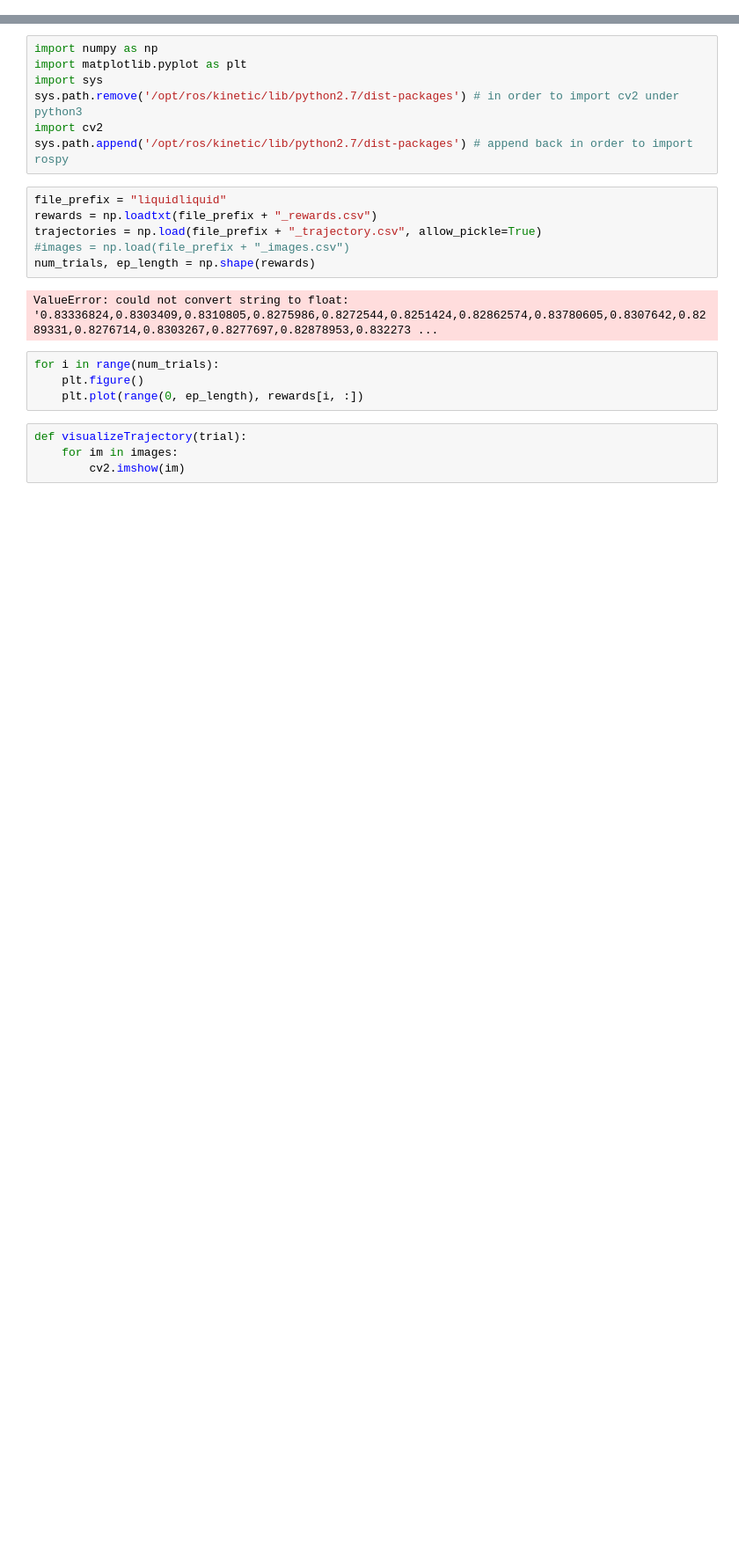
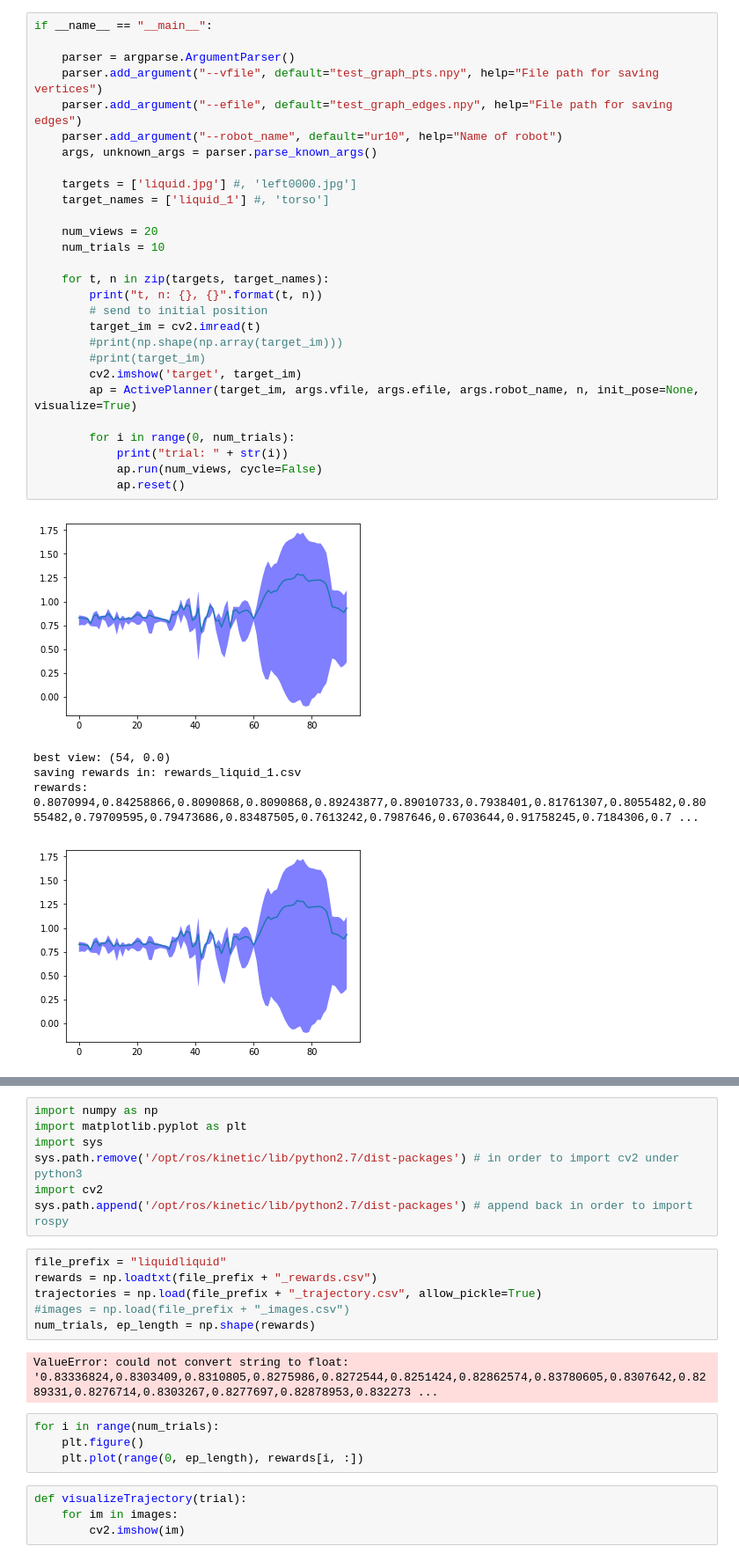
Before and after one commit to ipab-rad/saifer-surgery, a Jupyter notebook: src/saif_planning/src/planning_discrete_pts/scripts/processresults.ipynb, the cells around one changed output, grey strips where cells are left out. Shown at 88% size. Saved outputs shown, nothing was run; the diff lists cells and outputs as text; blank space fills up the shorter version.

```diff
--- a/src/saif_planning/src/planning_discrete_pts/scripts/processresults.ipynb
+++ b/src/saif_planning/src/planning_discrete_pts/scripts/processresults.ipynb
@@ -4,0 +32,34 @@ ImportError: No module named 'sklearn'
+# %%
+if __name__ == "__main__":
+
+    parser = argparse.ArgumentParser()
+    parser.add_argument("--vfile", default="test_graph_pts.npy", help="File path for saving vertices")
+    parser.add_argument("--efile", default="test_graph_edges.npy", help="File path for saving edges")
+    parser.add_argument("--robot_name", default="ur10", help="Name of robot")
+    args, unknown_args = parser.parse_known_args()
+
+    targets = ['liquid.jpg'] #, 'left0000.jpg']
+    target_names = ['liquid_1'] #, 'torso']
+
+    num_views = 20
+    num_trials = 10
+
+    for t, n in zip(targets, target_names):
+        print("t, n: {}, {}".format(t, n))
+        # send to initial position
+        target_im = cv2.imread(t)
+        #print(np.shape(np.array(target_im)))
+        #print(target_im)
+        cv2.imshow('target', target_im)
+        ap = ActivePlanner(target_im, args.vfile, args.efile, args.robot_name, n, init_pose=None, visualize=True)
+
+        for i in range(0, num_trials):
+            print("trial: " + str(i))
+            ap.run(num_views, cycle=False)
+            ap.reset()
+# %% [output]
+[figure, added]
+best view: (54, 0.0)
+saving rewards in: rewards_liquid_1.csv
+rewards: 0.8070994,0.84258866,0.8090868,0.8090868,0.89243877,0.89010733,0.7938401,0.81761307,0.8055482,0.8055482,0.79709595,0.79473686,0.83487505,0.7613242,0.7987646,0.6703644,0.91758245,0.7184306,0.7 ...
+[figure, added]
```
Also changed, not shown: parts of 3 cells of this notebook.
